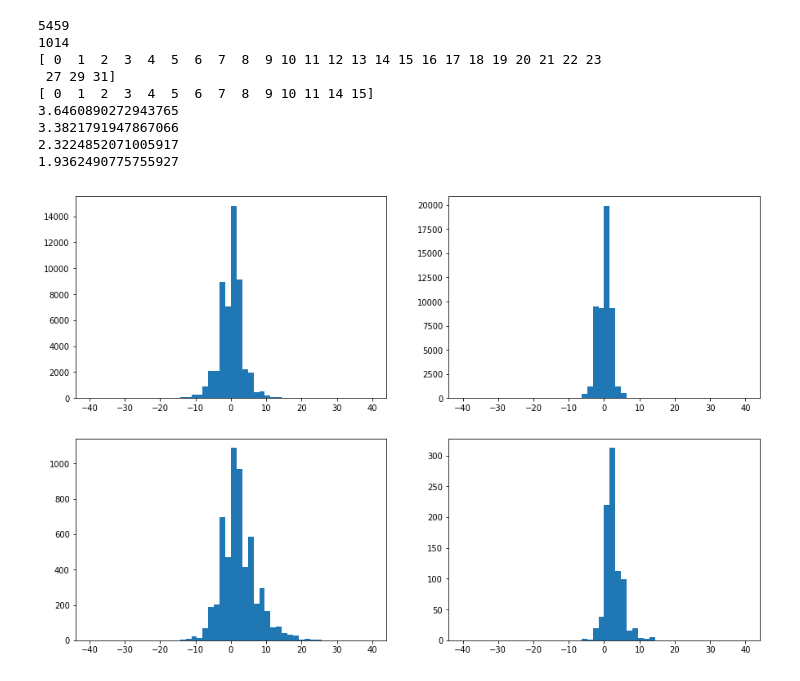
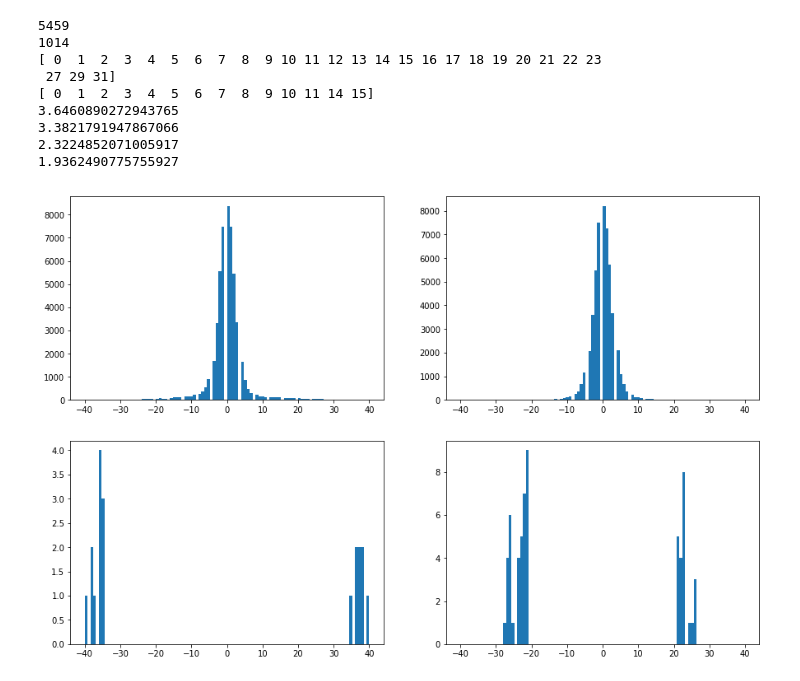
Before and after one commit to Frederik-Sofus/spot-deep-as-crack, a Jupyter notebook: Crack Detection/gradient_evaluation.ipynb, the cells around one changed output. Saved outputs shown, nothing was run; the diff lists cells and outputs as text; code cells hidden in the pictures.

```diff
--- a/Crack Detection/gradient_evaluation.ipynb
+++ b/Crack Detection/gradient_evaluation.ipynb
@@ -256,30 +256,34 @@ print(nlap_vals.std())
 # %%
 pos = cv2.imread("C:\\Users\\Rasmus\\Desktop\\Deep Learning\\concrete_data\\Positive\\{0:05d}.jpg".format(np.random.randint(1,10000)))
 g_pos = cv2.cvtColor(pos, cv2.COLOR_BGR2GRAY)
 neg = cv2.imread("C:\\Users\\Rasmus\\Desktop\\Deep Learning\\concrete_data\\Negative\\{0:05d}.jpg".format(np.random.randint(1,20000)))
 g_neg = cv2.cvtColor(neg, cv2.COLOR_BGR2GRAY)
 
 gauss_pos = cv2.GaussianBlur(g_pos, (5,5), 0)
 gauss_neg = cv2.GaussianBlur(g_neg, (5,5), 0)
 
 lap_pos = cv2.Laplacian(gauss_pos, cv2.CV_64F)
 lap_neg = cv2.Laplacian(gauss_neg, cv2.CV_64F)
 
 cd_pos = crack_extraction(g_pos)
 cd_neg = crack_extraction(g_neg)
 
+newlap_pos = lap_pos.copy()
+newlap_neg = lap_neg.copy()
 
+newlap_pos[abs(lap_pos) < np.amax(lap_pos)*0.8] = 0
+newlap_neg[abs(lap_neg) < np.amax(lap_neg)*0.8] = 0
 
 plt.figure(figsize=(15,10))
 plt.subplot(2, 2, 1)
-plt.hist(lap_pos.ravel(),50,[-40,40]);
+plt.hist(lap_pos.ravel(),100,[-40,40]);
 plt.subplot(2, 2, 2)
-plt.hist(lap_neg.ravel(),50,[-40,40]);
+plt.hist(lap_neg.ravel(),100,[-40,40]);
 plt.subplot(2, 2, 3)
-plt.hist(lap_pos[cd_pos == 255].ravel(),50,[-40,40]);
+plt.hist(newlap_pos[newlap_pos != 0].ravel(),100,[-40,40]);
 plt.subplot(2, 2, 4)
-plt.hist(lap_neg[cd_neg == 255].ravel(),50,[-40,40]);
+plt.hist(newlap_neg[newlap_neg != 0].ravel(),100,[-40,40]);
 
 plt.show()
 # %% [output]
-[figure, old version]
+[figure, new version]
```
Also changed, not shown: parts of 1 cell of this notebook, 3 other files.
